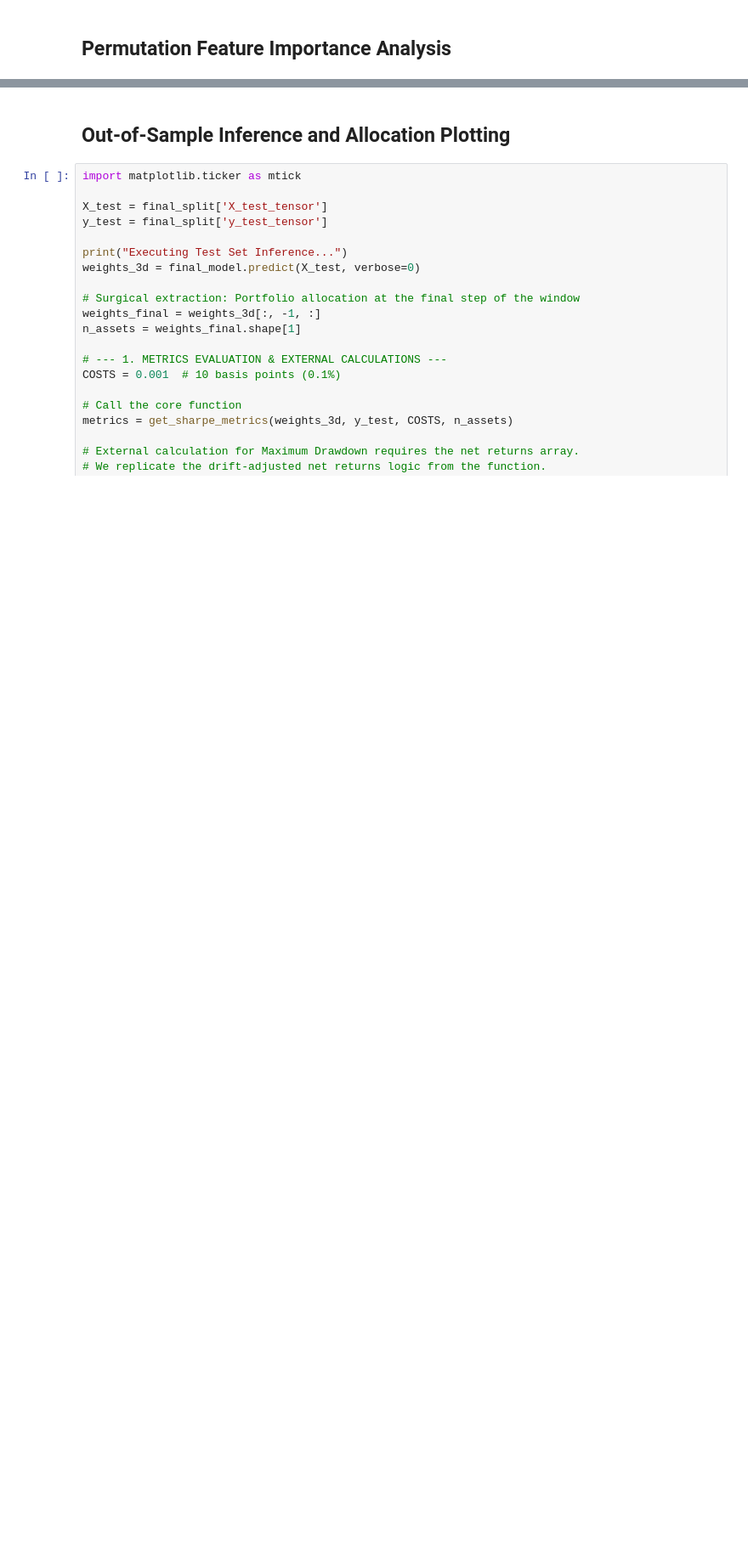
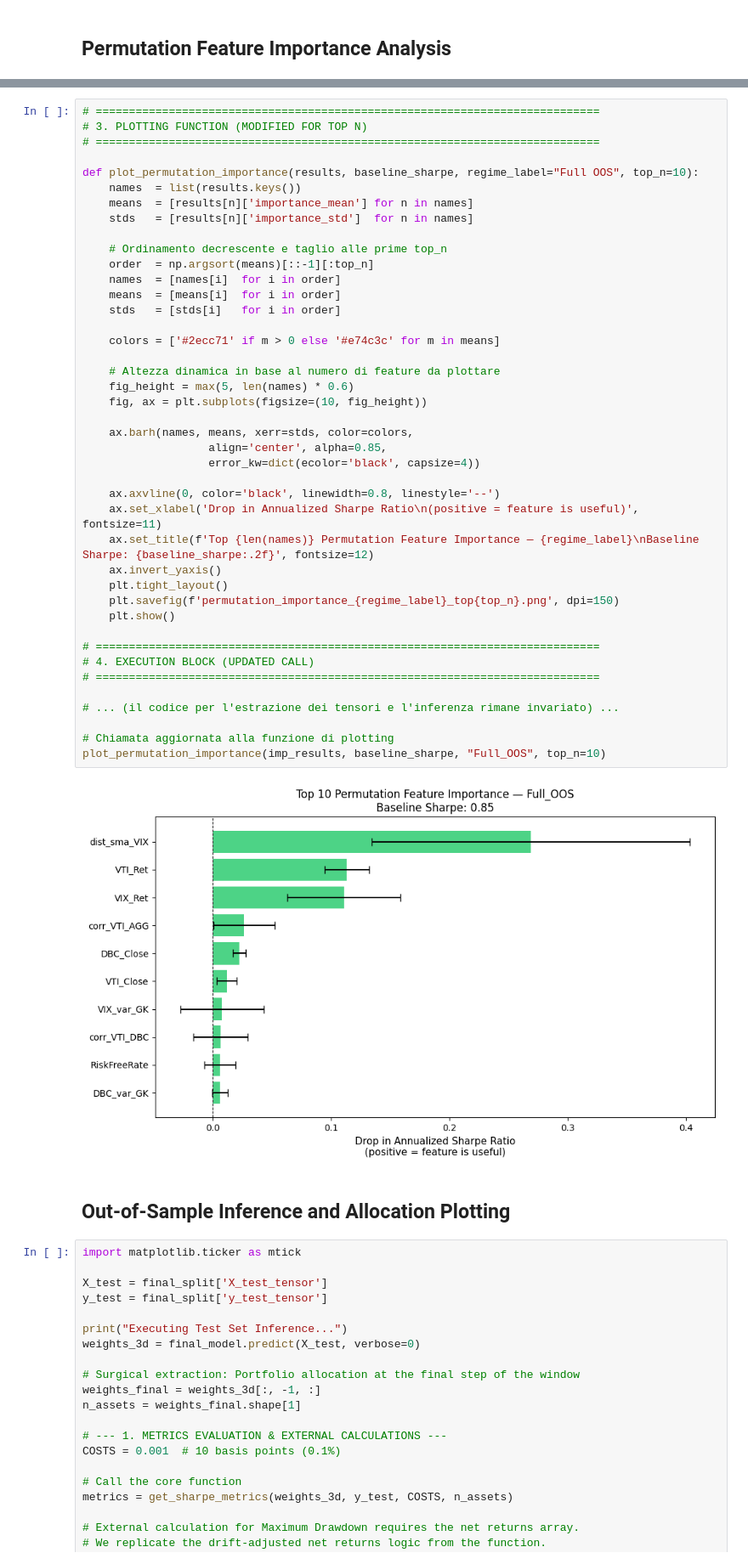
Before and after one commit to RiccardoGozzo/Deep-Learning-For-Portfolio-Optimization, a Jupyter notebook: Code.ipynb, the cells around one changed output, grey strips where cells are left out. Shown at 85% size. Cells and saved outputs as stored; diff of their text form; blank space fills up the shorter version.

Commit message:
Caricamento codice Deep Learning

```diff
--- a/Code.ipynb
+++ b/Code.ipynb
@@ -1035,3 +965,47 @@ RiskFreeRate         | drop Sharpe: +0.0973 ± 0.0760
+# %%
+# ============================================================================
+# 3. PLOTTING FUNCTION (MODIFIED FOR TOP N)
+# ============================================================================
+
+def plot_permutation_importance(results, baseline_sharpe, regime_label="Full OOS", top_n=10):
+    names  = list(results.keys())
+    means  = [results[n]['importance_mean'] for n in names]
+    stds   = [results[n]['importance_std']  for n in names]
+
+    # Ordinamento decrescente e taglio alle prime top_n
+    order  = np.argsort(means)[::-1][:top_n]
+    names  = [names[i]  for i in order]
+    means  = [means[i]  for i in order]
+    stds   = [stds[i]   for i in order]
+
+    colors = ['#2ecc71' if m > 0 else '#e74c3c' for m in means]
+
+    # Altezza dinamica in base al numero di feature da plottare
+    fig_height = max(5, len(names) * 0.6)
+    fig, ax = plt.subplots(figsize=(10, fig_height))
+
+    ax.barh(names, means, xerr=stds, color=colors,
+                   align='center', alpha=0.85,
+                   error_kw=dict(ecolor='black', capsize=4))
+
+    ax.axvline(0, color='black', linewidth=0.8, linestyle='--')
+    ax.set_xlabel('Drop in Annualized Sharpe Ratio\n(positive = feature is useful)', fontsize=11)
+    ax.set_title(f'Top {len(names)} Permutation Feature Importance — {regime_label}\nBaseline Sharpe: {baseline_sharpe:.2f}', fontsize=12)
+    ax.invert_yaxis()
+    plt.tight_layout()
+    plt.savefig(f'permutation_importance_{regime_label}_top{top_n}.png', dpi=150)
+    plt.show()
+
+# ============================================================================
+# 4. EXECUTION BLOCK (UPDATED CALL)
+# ============================================================================
+
+# ... (il codice per l'estrazione dei tensori e l'inferenza rimane invariato) ...
+
+# Chiamata aggiornata alla funzione di plotting
+plot_permutation_importance(imp_results, baseline_sharpe, "Full_OOS", top_n=10)
+# %% [output]
+[figure, added]
 # %% [markdown]
 ## Out-of-Sample Inference and Allocation Plotting
 # %%
```
Also changed, not shown: parts of 18 cells of this notebook, 1 other file.
